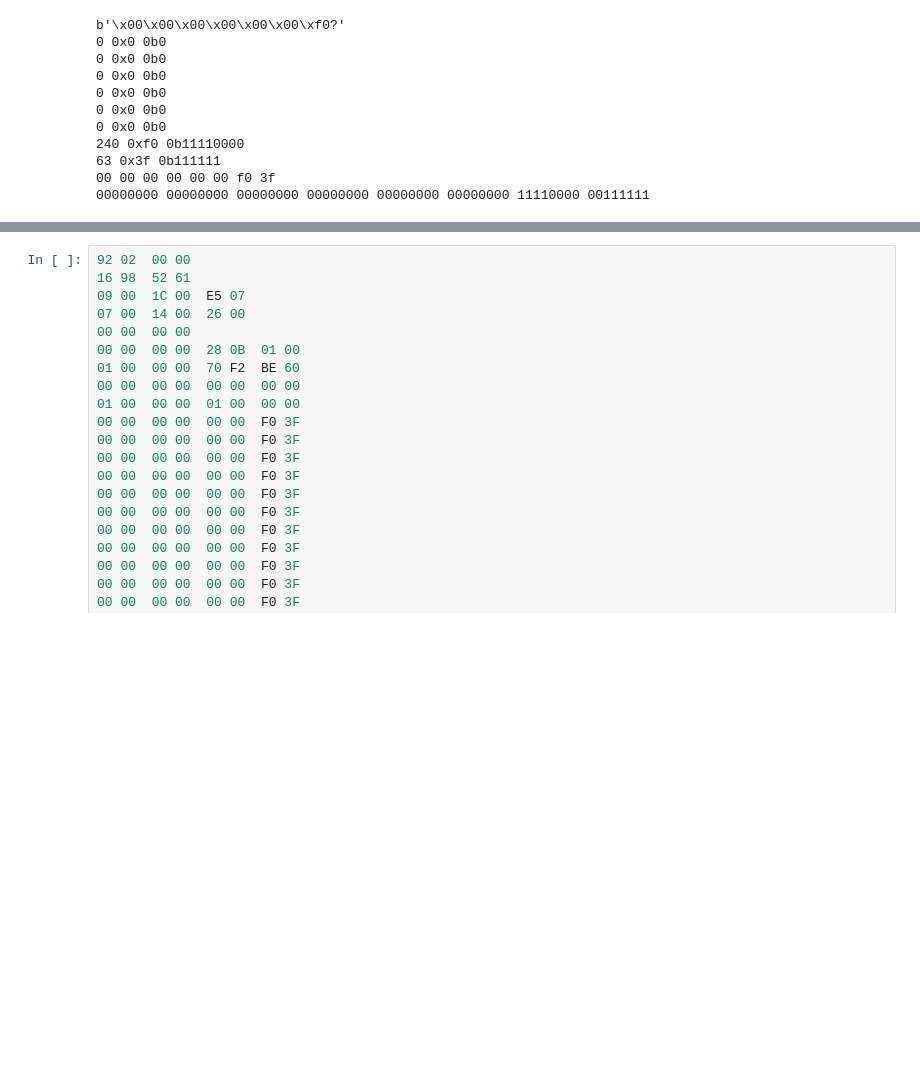
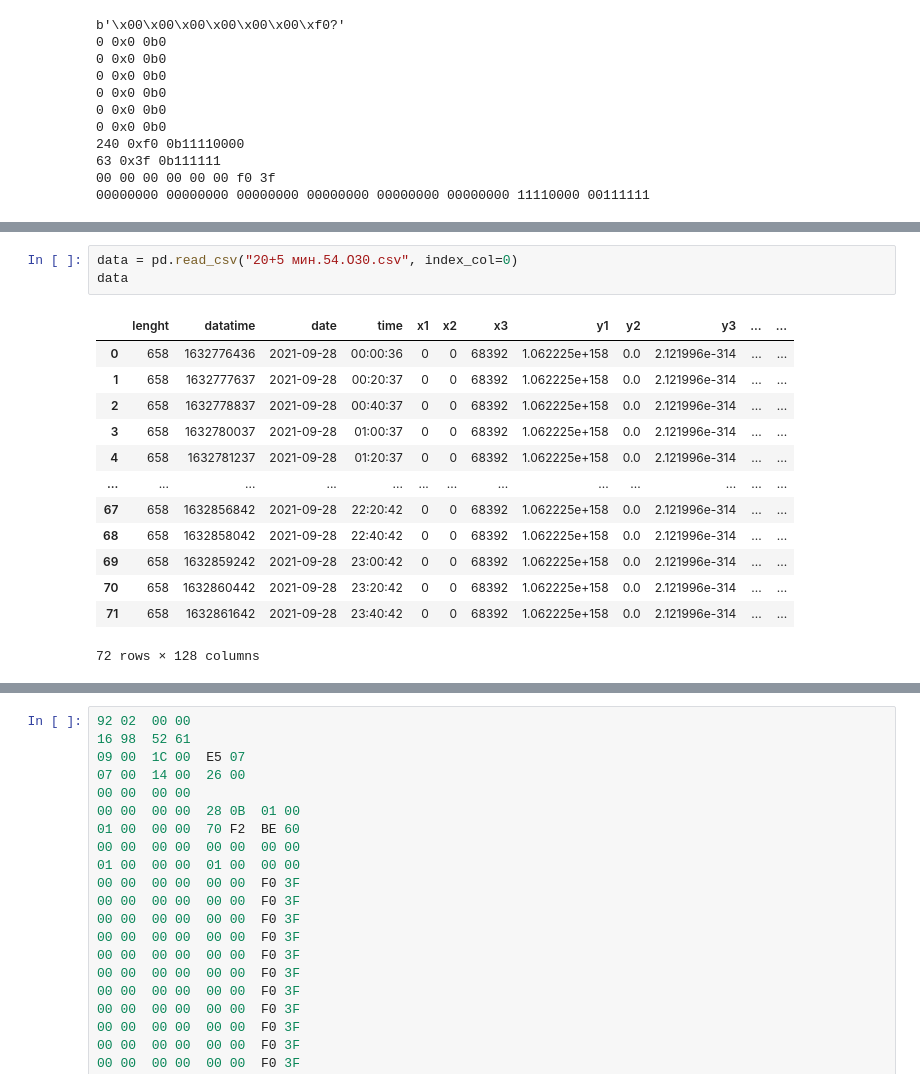
Before and after one commit to bonvech/OPS, a Jupyter notebook: Notebook 1.ipynb, the cells around one changed output, grey strips where cells are left out. Drawn from its saved outputs; the diff is of its cells as text; blank space fills up the shorter version.

```diff
--- a/Notebook 1.ipynb
+++ b/Notebook 1.ipynb
@@ -185,0 +269,17 @@ D8 48  01 00  01 00  00 00
+# %%
+data = pd.read_csv("20+5 мин.54.O30.csv", index_col=0)
+data
+# %% [output]
+|  | lenght | datatime | date | time | x1 | x2 | x3 | y1 | y2 | y3 | ... | ... |
+| 0 | 658 | 1632776436 | 2021-09-28 | 00:00:36 | 0 | 0 | 68392 | 1.062225e+158 | 0.0 | 2.121996e-314 | ... | ... |
+| 1 | 658 | 1632777637 | 2021-09-28 | 00:20:37 | 0 | 0 | 68392 | 1.062225e+158 | 0.0 | 2.121996e-314 | ... | ... |
+| 2 | 658 | 1632778837 | 2021-09-28 | 00:40:37 | 0 | 0 | 68392 | 1.062225e+158 | 0.0 | 2.121996e-314 | ... | ... |
+| 3 | 658 | 1632780037 | 2021-09-28 | 01:00:37 | 0 | 0 | 68392 | 1.062225e+158 | 0.0 | 2.121996e-314 | ... | ... |
+| 4 | 658 | 1632781237 | 2021-09-28 | 01:20:37 | 0 | 0 | 68392 | 1.062225e+158 | 0.0 | 2.121996e-314 | ... | ... |
+| ... | ... | ... | ... | ... | ... | ... | ... | ... | ... | ... | ... | ... |
+| 67 | 658 | 1632856842 | 2021-09-28 | 22:20:42 | 0 | 0 | 68392 | 1.062225e+158 | 0.0 | 2.121996e-314 | ... | ... |
+| 68 | 658 | 1632858042 | 2021-09-28 | 22:40:42 | 0 | 0 | 68392 | 1.062225e+158 | 0.0 | 2.121996e-314 | ... | ... |
+| 69 | 658 | 1632859242 | 2021-09-28 | 23:00:42 | 0 | 0 | 68392 | 1.062225e+158 | 0.0 | 2.121996e-314 | ... | ... |
+| 70 | 658 | 1632860442 | 2021-09-28 | 23:20:42 | 0 | 0 | 68392 | 1.062225e+158 | 0.0 | 2.121996e-314 | ... | ... |
+| 71 | 658 | 1632861642 | 2021-09-28 | 23:40:42 | 0 | 0 | 68392 | 1.062225e+158 | 0.0 | 2.121996e-314 | ... | ... |
+72 rows × 128 columns
```
Also changed, not shown: parts of 7 cells of this notebook, 1 other file.
